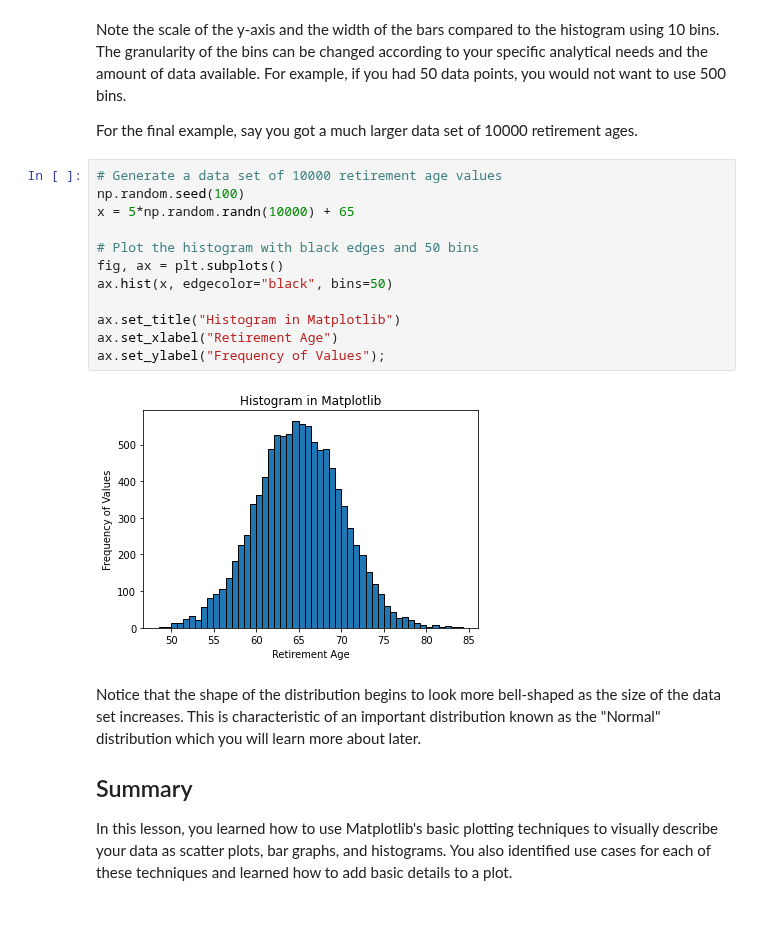
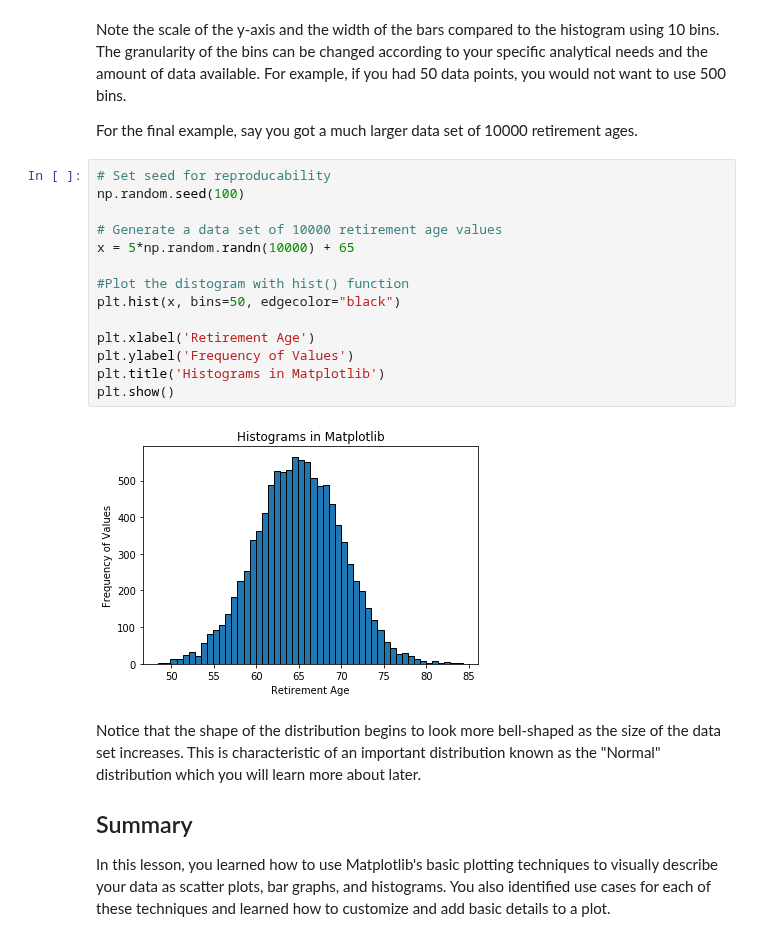
Before and after one commit to learn-co-curriculum/dsc-data-viz, a Jupyter notebook: index.ipynb, the cells around one changed output. Drawn from its saved outputs; the diff is of its cells as text.

```diff
--- a/index.ipynb
+++ b/index.ipynb
@@ -280,23 +168,25 @@ Note the scale of the y-axis and the width of the bars compared to the histogram
 
 For the final example, say you got a much larger data set of 10000 retirement ages.
 # %%
+# Set seed for reproducability
+np.random.seed(100)
+
 # Generate a data set of 10000 retirement age values
-np.random.seed(100)
 x = 5*np.random.randn(10000) + 65
 
-# Plot the histogram with black edges and 50 bins
-fig, ax = plt.subplots()
-ax.hist(x, edgecolor="black", bins=50)
+#Plot the distogram with hist() function
+plt.hist(x, bins=50, edgecolor="black")
 
-ax.set_title("Histogram in Matplotlib")
-ax.set_xlabel("Retirement Age")
-ax.set_ylabel("Frequency of Values");
+plt.xlabel('Retirement Age')
+plt.ylabel('Frequency of Values')
+plt.title('Histograms in Matplotlib')
+plt.show()
 # %% [output]
-[figure, old version]
+[figure, new version]
 # %% [markdown]
 Notice that the shape of the distribution begins to look more bell-shaped as the size of the data set increases. This is characteristic of an important distribution known as the "Normal" distribution which you will learn more about later.
 
 
 ## Summary
 
-In this lesson, you learned how to use Matplotlib's basic plotting techniques to visually describe your data as scatter plots, bar graphs, and histograms. You also identified use cases for each of these techniques and learned how to add basic details to a plot.
+In this lesson, you learned how to use Matplotlib's basic plotting techniques to visually describe your data as scatter plots, bar graphs, and histograms. You also identified use cases for each of these techniques and learned how to customize and add basic details to a plot.
```
Also changed, not shown: parts of 34 cells of this notebook, 22 other files.
